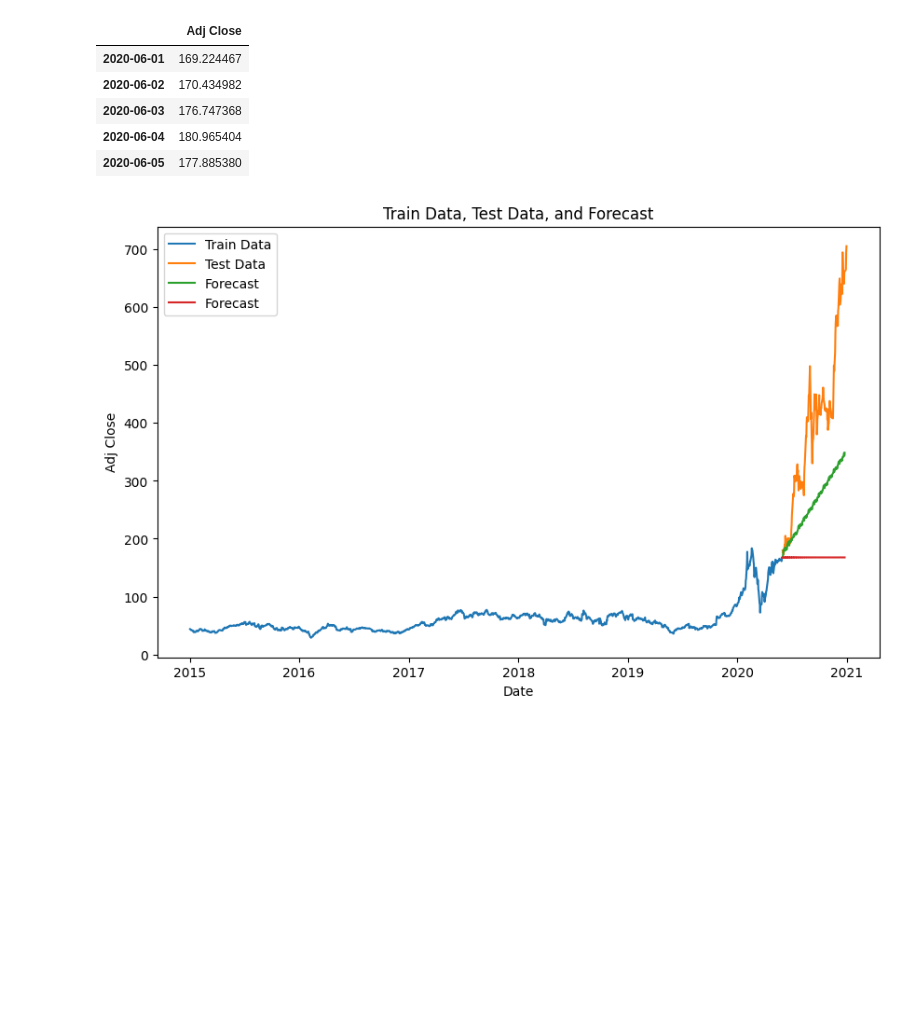
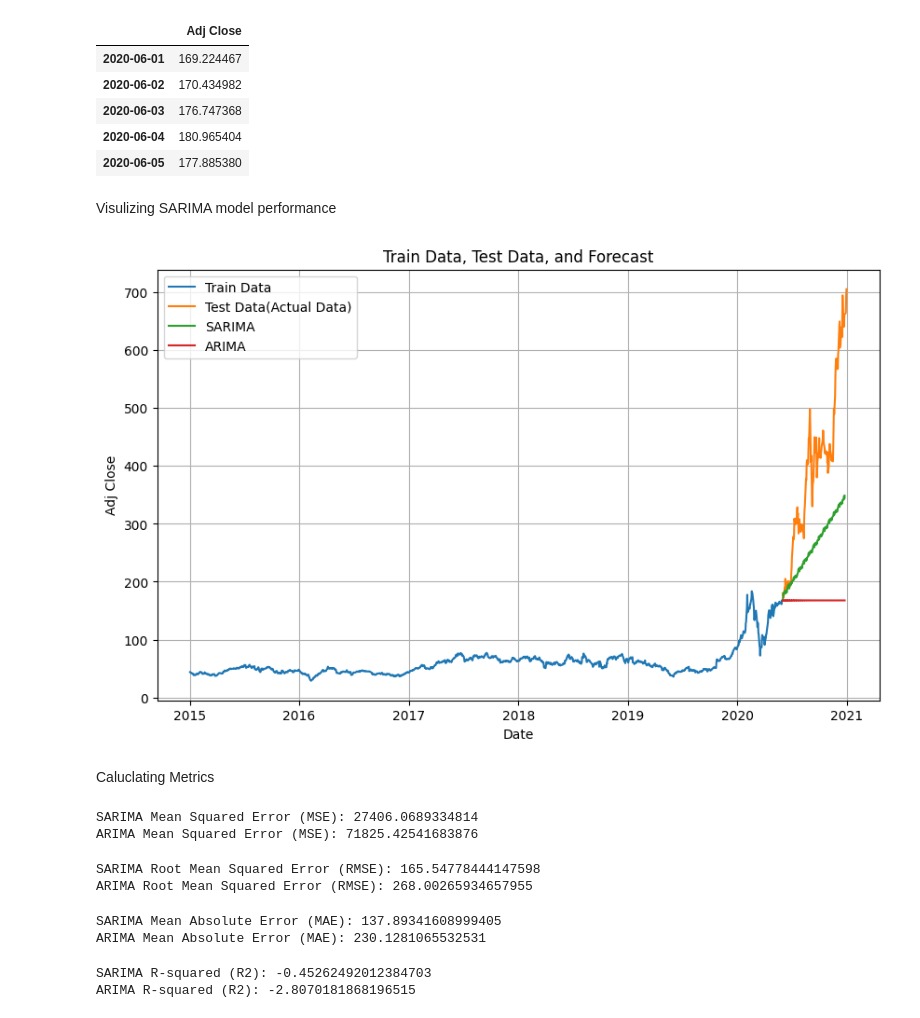
Before and after one commit to NarsamRohitsai/stockdata_forecasting, a Jupyter notebook: Sarima_1.ipynb, the cells around one changed output. Cells and saved outputs as stored; diff of their text form; code cells hidden in the pictures; blank space fills up the shorter version.

```diff
--- a/Sarima_1.ipynb
+++ b/Sarima_1.ipynb
@@ -292,16 +320,53 @@ sarima_forecast_df_1.head()
 | 2020-06-03 | 176.747368 |
 | 2020-06-04 | 180.965404 |
 | 2020-06-05 | 177.885380 |
+# %% [markdown]
+Visulizing SARIMA model performance
 # %%
 plt.figure(figsize=(10, 6))
 plt.plot(train_data['Adj Close'], label='Train Data')
-plt.plot(test_data['Adj Close'], label='Test Data')
-plt.plot(sarima_forecast_df_1['Adj Close'], label='Forecast')
-plt.plot(forecast_df['Adj Close'], label='Forecast')
+plt.plot(test_data['Adj Close'], label='Test Data(Actual Data)')
+plt.plot(sarima_forecast_df_1['Adj Close'], label='SARIMA')
+plt.plot(forecast_df['Adj Close'], label='ARIMA')
 plt.legend()
+plt.grid(True)
 plt.title('Train Data, Test Data, and Forecast')
 plt.xlabel('Date')
 plt.ylabel('Adj Close')
 plt.show()
 # %% [output]
-[figure, old version]
+[figure, new version]
+# %% [markdown]
+Caluclating Metrics
+# %%
+sarima_mse = mean_squared_error(test_data['Adj Close'], sarima_forecast_df_1['Adj Close'])
+print(f'SARIMA Mean Squared Error (MSE): {sarima_mse}')
+arima_mse = mean_squared_error(test_data['Adj Close'], forecast_df['Adj Close'])
+print(f'ARIMA Mean Squared Error (MSE): {arima_mse}')
+# %% [output]
+SARIMA Mean Squared Error (MSE): 27406.0689334814
+ARIMA Mean Squared Error (MSE): 71825.42541683876
+# %%
+sarima_rmse  = np.sqrt(sarima_mse)
+print(f'SARIMA Root Mean Squared Error (RMSE): {sarima_rmse}')
+arima_rmse = np.sqrt(arima_mse)
+print(f'ARIMA Root Mean Squared Error (RMSE): {arima_rmse}')
+# %% [output]
+SARIMA Root Mean Squared Error (RMSE): 165.54778444147598
+ARIMA Root Mean Squared Error (RMSE): 268.00265934657955
+# %%
+sarima_mae = mean_absolute_error(test_data['Adj Close'], sarima_forecast_df_1['Adj Close'])
+print(f'SARIMA Mean Absolute Error (MAE): {sarima_mae}')
+arima_mae = mean_absolute_error(test_data['Adj Close'], forecast_df['Adj Close'])
+print(f'ARIMA Mean Absolute Error (MAE): {arima_mae}')
+# %% [output]
+SARIMA Mean Absolute Error (MAE): 137.89341608999405
+ARIMA Mean Absolute Error (MAE): 230.1281065532531
+# %%
+sarima_r2 = r2_score(test_data['Adj Close'], sarima_forecast_df_1['Adj Close'])
+print(f'SARIMA R-squared (R2): {sarima_r2}')
+arima_r2 = r2_score(test_data['Adj Close'], forecast_df['Adj Close'])
+print(f'ARIMA R-squared (R2): {arima_r2}')
+# %% [output]
+SARIMA R-squared (R2): -0.45262492012384703
+ARIMA R-squared (R2): -2.8070181868196515
```
Also changed, not shown: parts of 19 cells of this notebook, 3 other files.
